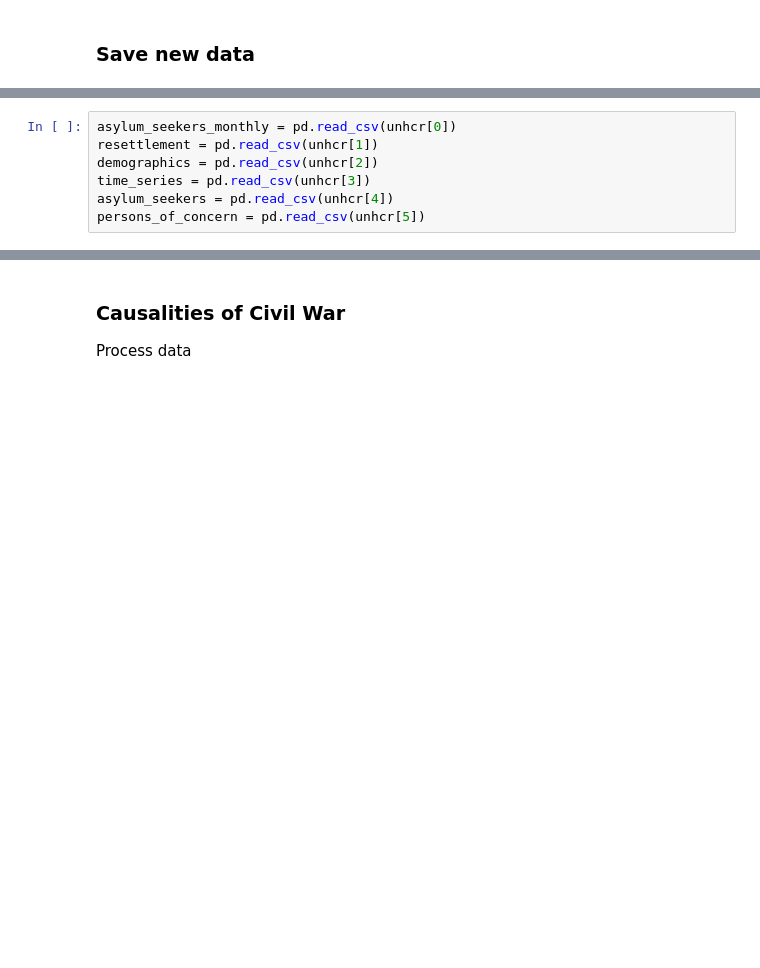
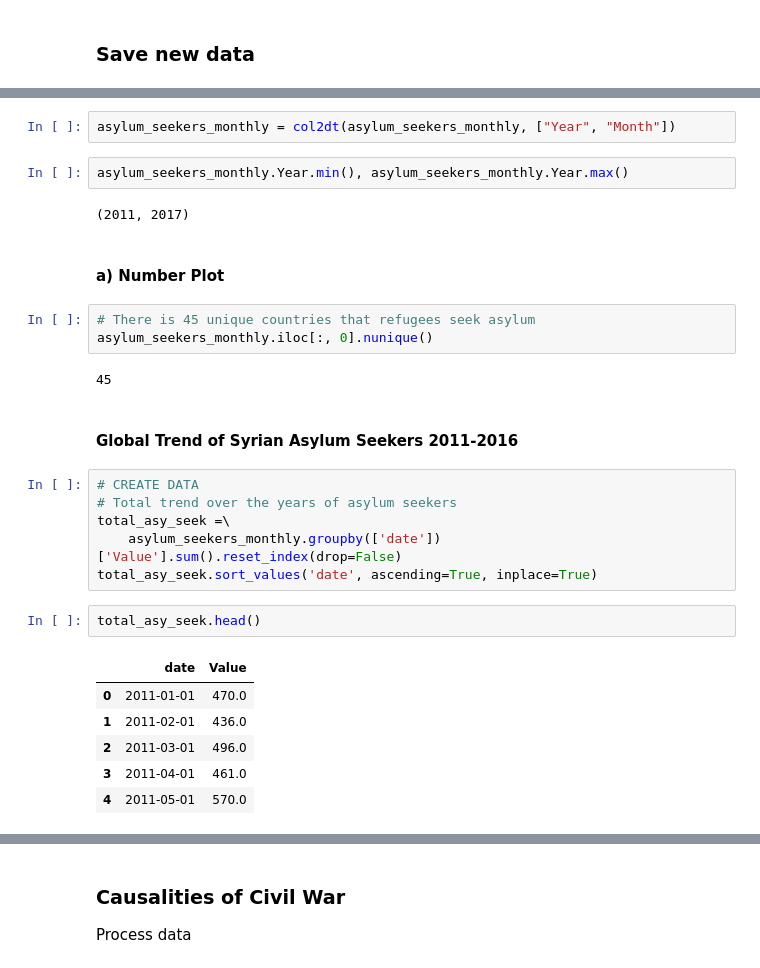
Before and after one commit to KeremTurgutlu/syrian_crisis, a Jupyter notebook: Syrian Refugee Crisis - Sandbox.ipynb, the cells around one changed output, grey strips where cells are left out. Drawn from its saved outputs; the diff is of its cells as text; blank space fills up the shorter version.

```diff
--- a/Syrian Refugee Crisis - Sandbox.ipynb
+++ b/Syrian Refugee Crisis - Sandbox.ipynb
@@ -167,7 +276,0 @@ persons_of_concern = (persons_of_concern).to_csv(unhcr[5], index=False)
-# %%
-asylum_seekers_monthly = pd.read_csv(unhcr[0])
-resettlement = pd.read_csv(unhcr[1])
-demographics = pd.read_csv(unhcr[2])
-time_series = pd.read_csv(unhcr[3])
-asylum_seekers = pd.read_csv(unhcr[4])
-persons_of_concern = pd.read_csv(unhcr[5])
@@ -179,0 +302,30 @@ ax = asylum_seekers_monthly.groupby(['Year', 'Month'])['Value'].sum().plot()
+# %%
+asylum_seekers_monthly = col2dt(asylum_seekers_monthly, ["Year", "Month"])
+# %%
+asylum_seekers_monthly.Year.min(), asylum_seekers_monthly.Year.max()
+# %% [output]
+(2011, 2017)
+# %% [markdown]
+#### a) Number Plot
+# %%
+# There is 45 unique countries that refugees seek asylum
+asylum_seekers_monthly.iloc[:, 0].nunique()
+# %% [output]
+45
+# %% [markdown]
+#### Global Trend of Syrian Asylum Seekers 2011-2016
+# %%
+# CREATE DATA
+# Total trend over the years of asylum seekers
+total_asy_seek =\
+    asylum_seekers_monthly.groupby(['date'])['Value'].sum().reset_index(drop=False)
+total_asy_seek.sort_values('date', ascending=True, inplace=True)
+# %%
+total_asy_seek.head()
+# %% [output]
+|  | date | Value |
+| 0 | 2011-01-01 | 470.0 |
+| 1 | 2011-02-01 | 436.0 |
+| 2 | 2011-03-01 | 496.0 |
+| 3 | 2011-04-01 | 461.0 |
+| 4 | 2011-05-01 | 570.0 |
```
Also changed, not shown: parts of 49 cells of this notebook.
